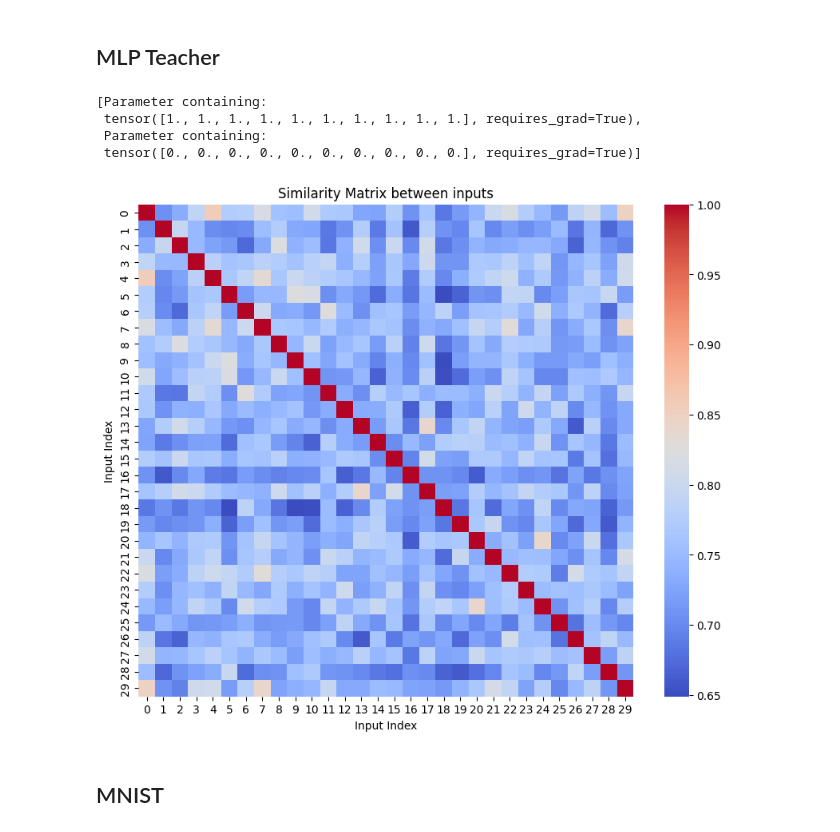
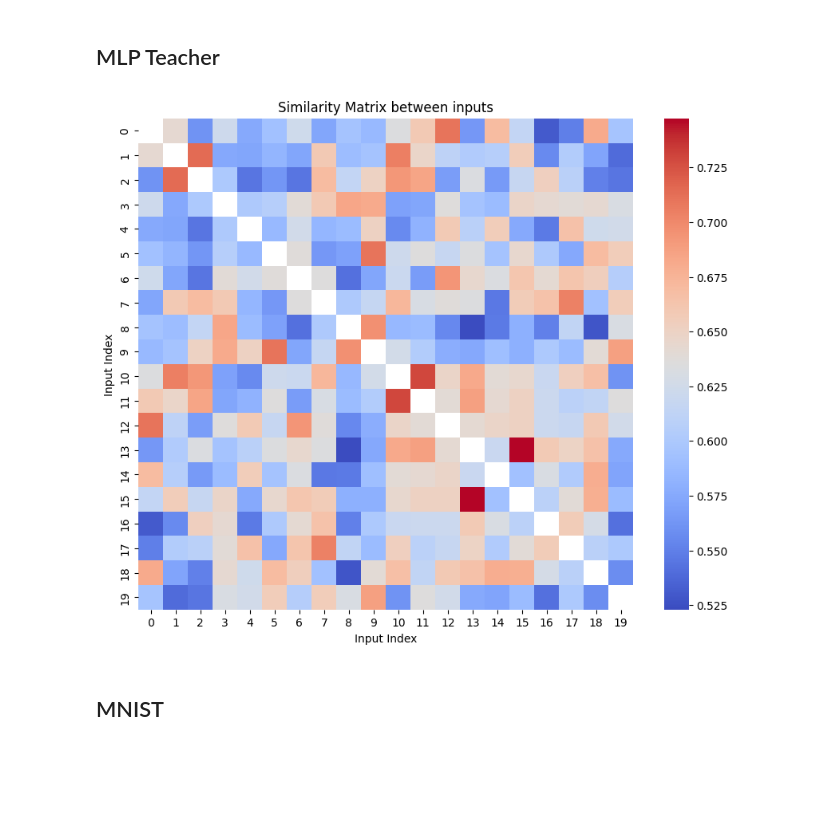
Before and after one commit to mattia-scardecchia/Biological-Learning, a Jupyter notebook: notebooks/explore.ipynb, the cells around one changed output. Drawn from its saved outputs; the diff is of its cells as text; code cells hidden in the pictures; blank space fills up the shorter version.

```diff
--- a/notebooks/explore.ipynb
+++ b/notebooks/explore.ipynb
@@ -205,13 +205,13 @@ import torch.nn as nn
 
 from src.data import prepare_hm_data
 
-D = 50  # latent dimension
-C = 10  # number of classes
-P = 100  # patterns per class
+D = 30  # latent dimension
+C = 2  # number of classes
+P = 10  # patterns per class
 P_eval = 10
-M = 1000  # teacher_mlp output dimension
-L = 3  # number of hidden layers in teacher_mlp
-N = 128  # width for hidden layers
+M = 784  # teacher_mlp output dimension
+L = 1  # number of hidden layers in teacher_mlp
+width = 60  # width for hidden layers
 activation = nn.ReLU()
 seed = 0
 binarize = True
@@ -223,4 +223,4 @@ binarize = True
     eval_labels,
     teacher_linear,
     teacher_mlp,
-) = prepare_hm_data(D, C, P, P_eval, M, L, N, activation, seed, binarize)
+) = prepare_hm_data(D, C, P, P_eval, M, L, width, activation, seed, binarize)
@@ -229,36 +227,31 @@ n = nn.LayerNorm(10)
-# %%
-list(n.parameters())
-# %% [output]
-[Parameter containing:
- tensor([1., 1., 1., 1., 1., 1., 1., 1., 1., 1.], requires_grad=True),
- Parameter containing:
- tensor([0., 0., 0., 0., 0., 0., 0., 0., 0., 0.], requires_grad=True)]
 # %%
 import matplotlib.pyplot as plt
 import numpy as np
 import seaborn as sns
 
-num_classes = 3
+num_classes = C
 
 similarity_matrix = np.zeros((P_eval * num_classes, P_eval * num_classes))
 for i in range(P_eval * num_classes):
     for j in range(P_eval * num_classes):
         similarity_matrix[i, j] = torch.mean(
             eval_inputs[i] == eval_inputs[j], dtype=torch.float32
         )
+        if i == j:
+            similarity_matrix[i, j] = None
 
 plt.figure(figsize=(10, 8))
 sns.heatmap(
     similarity_matrix,
     annot=False,
     cmap="coolwarm",
 )
 plt.title("Similarity Matrix between inputs")
 plt.xlabel("Input Index")
 plt.ylabel("Input Index")
 plt.show()
 # %% [output]
-[figure, old version]
+[figure, new version]
 # %% [markdown]
 ## MNIST
 # %%
```
Also changed, not shown: parts of 13 cells of this notebook.
